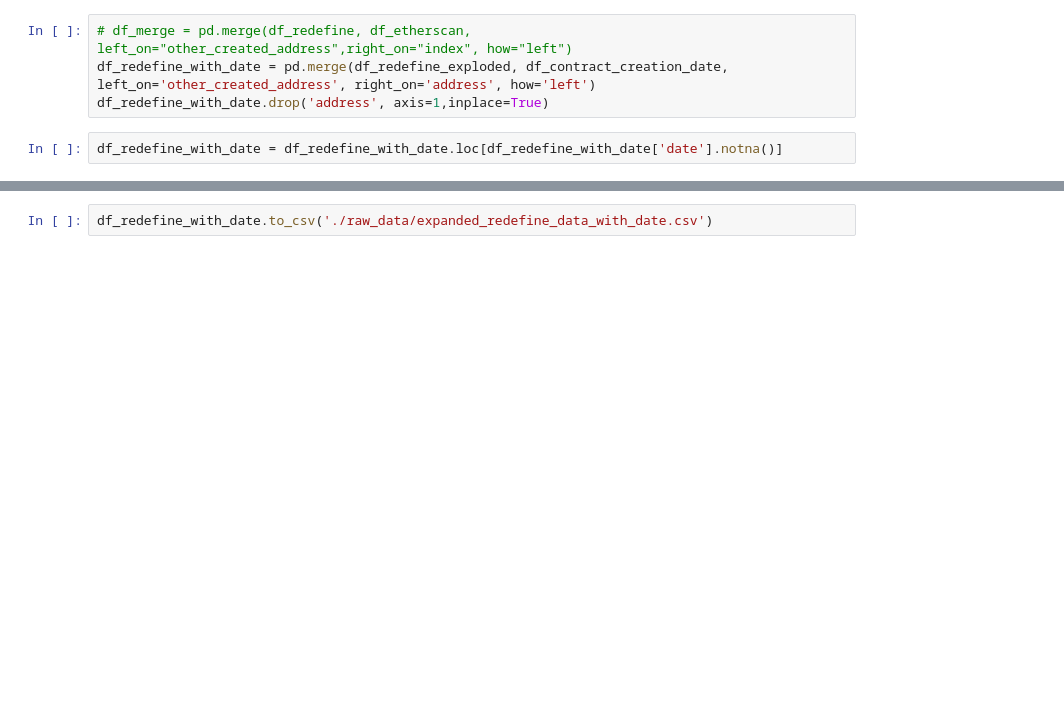
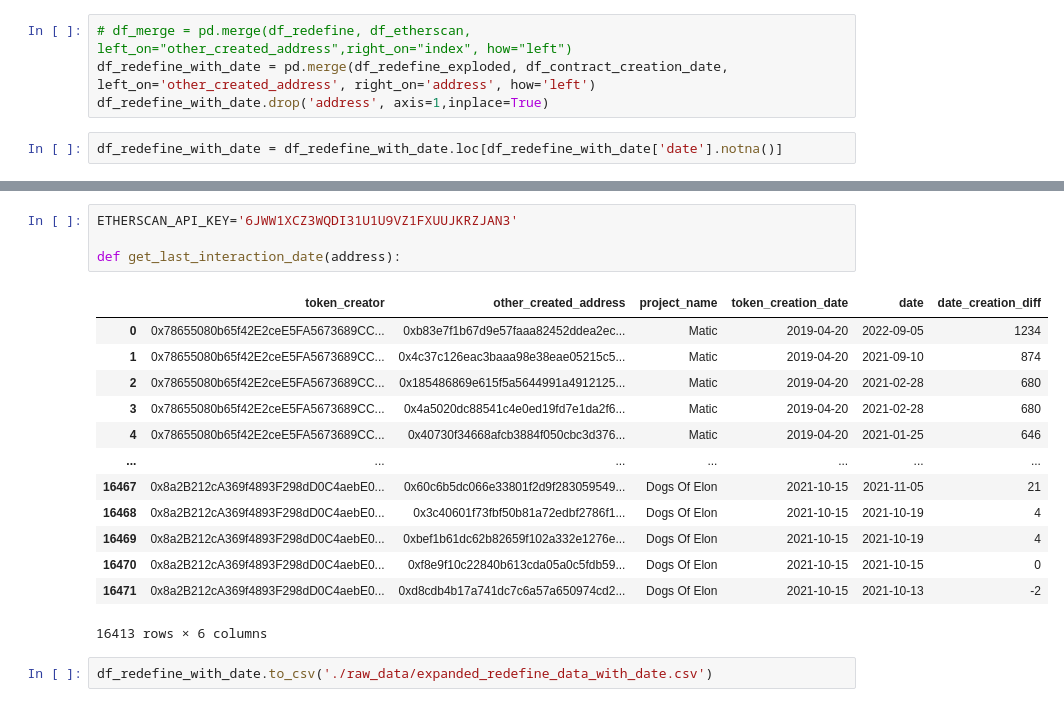
Before and after one commit to EthWiz/ariel-final-project, a Jupyter notebook: explode_redfine_data.ipynb, the cells around one changed output, grey strips where cells are left out. Drawn from its saved outputs; the diff is of its cells as text; blank space fills up the shorter version.

```diff
--- a/explode_redfine_data.ipynb
+++ b/explode_redfine_data.ipynb
@@ -131,2 +108,20 @@ See the caveats in the documentation: https://pandas.pydata.org/pandas-docs/stab
+# %%
+ETHERSCAN_API_KEY='6JWW1XCZ3WQDI31U1U9VZ1FXUUJKRZJAN3'
+
+def get_last_interaction_date(address):
+# %% [output]
+|  | token_creator | other_created_address | project_name | token_creation_date | date | date_creation_diff |
+| 0 | 0x78655080b65f42E2ceE5FA5673689CC... | 0xb83e7f1b67d9e57faaa82452ddea2ec... | Matic | 2019-04-20 | 2022-09-05 | 1234 |
+| 1 | 0x78655080b65f42E2ceE5FA5673689CC... | 0x4c37c126eac3baaa98e38eae05215c5... | Matic | 2019-04-20 | 2021-09-10 | 874 |
+| 2 | 0x78655080b65f42E2ceE5FA5673689CC... | 0x185486869e615f5a5644991a4912125... | Matic | 2019-04-20 | 2021-02-28 | 680 |
+| 3 | 0x78655080b65f42E2ceE5FA5673689CC... | 0x4a5020dc88541c4e0ed19fd7e1da2f6... | Matic | 2019-04-20 | 2021-02-28 | 680 |
+| 4 | 0x78655080b65f42E2ceE5FA5673689CC... | 0x40730f34668afcb3884f050cbc3d376... | Matic | 2019-04-20 | 2021-01-25 | 646 |
+| ... | ... | ... | ... | ... | ... | ... |
+| 16467 | 0x8a2B212cA369f4893F298dD0C4aebE0... | 0x60c6b5dc066e33801f2d9f283059549... | Dogs Of Elon | 2021-10-15 | 2021-11-05 | 21 |
+| 16468 | 0x8a2B212cA369f4893F298dD0C4aebE0... | 0x3c40601f73fbf50b81a72edbf2786f1... | Dogs Of Elon | 2021-10-15 | 2021-10-19 | 4 |
+| 16469 | 0x8a2B212cA369f4893F298dD0C4aebE0... | 0xbef1b61dc62b82659f102a332e1276e... | Dogs Of Elon | 2021-10-15 | 2021-10-19 | 4 |
+| 16470 | 0x8a2B212cA369f4893F298dD0C4aebE0... | 0xf8e9f10c22840b613cda05a0c5fdb59... | Dogs Of Elon | 2021-10-15 | 2021-10-15 | 0 |
+| 16471 | 0x8a2B212cA369f4893F298dD0C4aebE0... | 0xd8cdb4b17a741dc7c6a57a650974cd2... | Dogs Of Elon | 2021-10-15 | 2021-10-13 | -2 |
+16413 rows × 6 columns
 # %%
 df_redefine_with_date.to_csv('./raw_data/expanded_redefine_data_with_date.csv')
```
Also changed, not shown: parts of 3 cells of this notebook, 7 other files.
